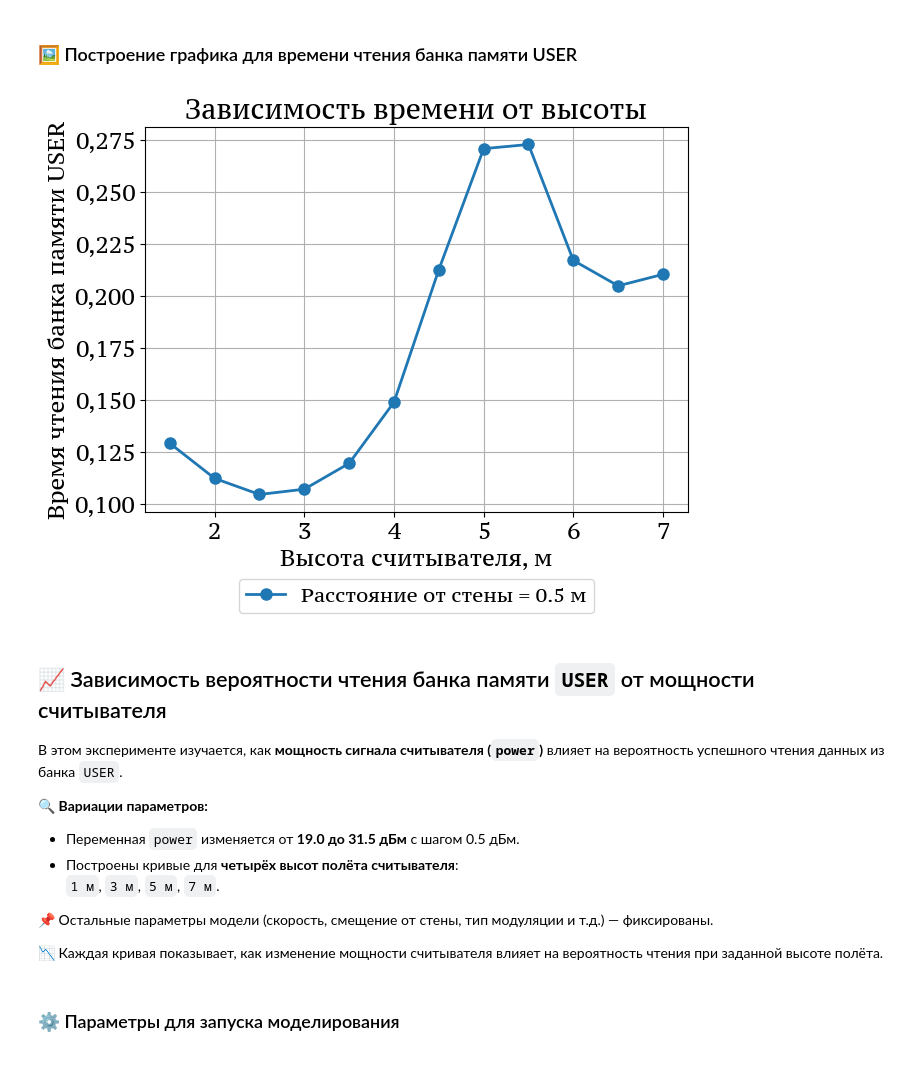
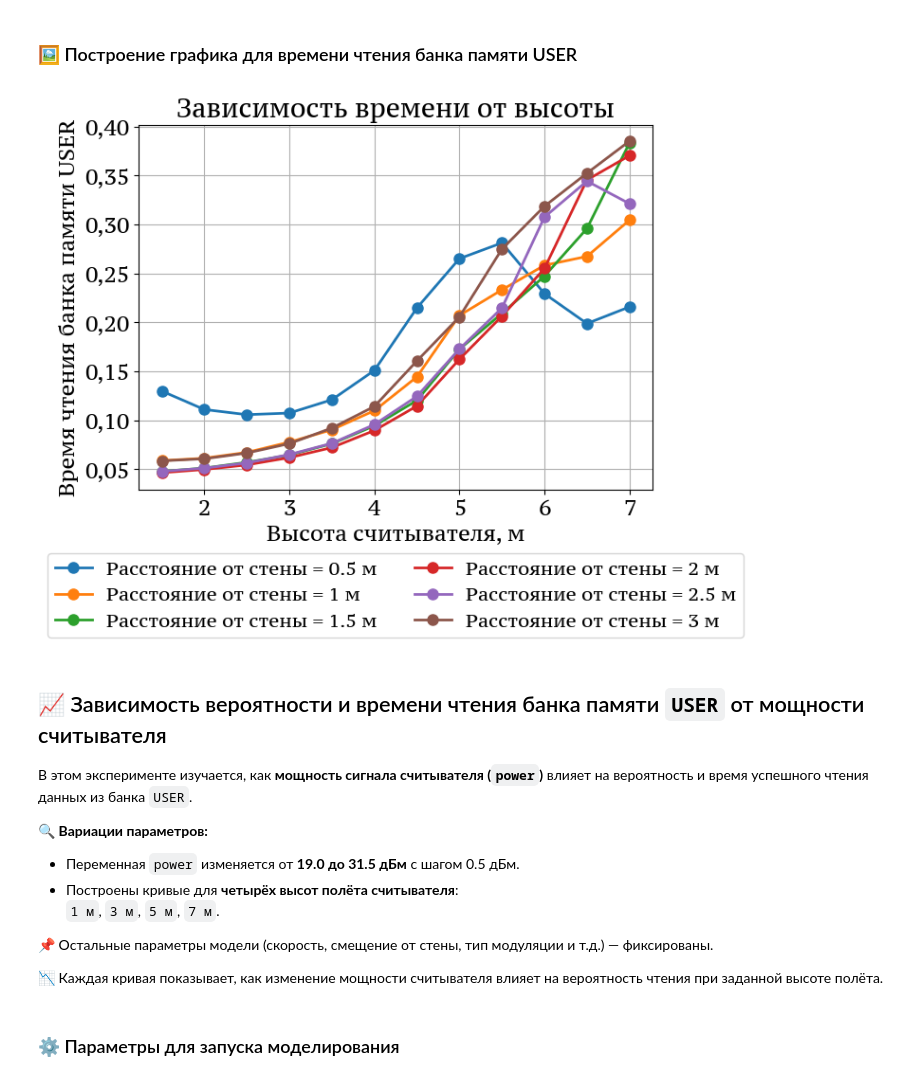
Before and after one commit to VilmenAbramian/simulation, a Jupyter notebook: pysim/experiments/notebooks/rfid_single_tag.ipynb, the cells around one changed output. Drawn from its saved outputs; the diff is of its cells as text; code cells hidden in the pictures.

```diff
--- a/pysim/experiments/notebooks/rfid_single_tag.ipynb
+++ b/pysim/experiments/notebooks/rfid_single_tag.ipynb
@@ -235,29 +234,29 @@ plot_simulations_results(
 altitudes = np.arange(1.5, 7.5, 0.5)
 # Параметры для разных кривых
 offset_params = [
-    {'reader_offset': 0.5},
-    # {'reader_offset': 1},
-    # {'reader_offset': 1.5},
-    # {'reader_offset': 2},
-    # {'reader_offset': 2.5},
-    # {'reader_offset': 3},
+    {"reader_offset": 0.5},
+    {"reader_offset": 1},
+    {"reader_offset": 1.5},
+    {"reader_offset": 2},
+    {"reader_offset": 2.5},
+    {"reader_offset": 3},
 ]
 
 # Каждый словарь в list - это набор входных данных для одной кривой
 altitude_params_list = []
 for offset_params_item in offset_params:
     altitude_params_list.append({
-        'tari': default_params.tari,
-        'encoding': default_params.encoding,
-        'tid_word_size': default_params.tid_word_size,
-        'power': default_params.power_dbm,
-        # 'num_tags': default_params.num_tags,
-        'num_tags': 1500,
-        'speed': default_params.speed,
-        'reader_offset': offset_params_item['reader_offset'],
-        'tag_offset': default_params.tag_offset,
-        'useadjust': default_params.useadjust,
-        'q': 0,
+        "tari": default_params.tari,
+        "encoding": default_params.encoding,
+        "tid_word_size": default_params.tid_word_size,
+        "power": default_params.power_dbm,
+        # "num_tags": default_params.num_tags,
+        "num_tags": 1500,
+        "speed": default_params.speed,
+        "reader_offset": offset_params_item["reader_offset"],
+        "tag_offset": default_params.tag_offset,
+        "useadjust": default_params.useadjust,
+        "q": 0,
     })
 # %% [markdown]
 ### 💾 Получение результатов
@@ -269,13 +268,13 @@ altitude_results = calculate_simulations(
     variable_values=altitudes,
     params_list=altitude_params_list,
     key_fn=key_name,
-    use_json=False,
+    use_json=USE_JSON,
     save_results=SAVE_RESULTS,
     json_directory=JSON_DIRECTORY,
     file_name="altitude.json"
 )
-# Моделирование на M3 Pro с "num_tags": 500:
-# Моделирование по высоте: 100%|██████████| 6/6 [06:08<00:00, 61.39s/it]
+# Моделирование на M3 Pro с "num_tags": 1500:
+# Моделирование по переменной altitude: 100%|██████████| 6/6 [16:49<00:00, 168.31s/it]
 # %% [markdown]
 ### 🖼️ Построение графика для вероятности чтения банка памяти USER
 # %%
@@ -296,21 +295,21 @@ plot_simulations_results(
 # %%
 plot_simulations_results(
     results_list=[altitude_results["times_count"]],
     labels_list=[key_name(params) for params in offset_params],
     titles=["Зависимость времени от высоты"],
     x_variable=altitudes,
     x_label="Высота считывателя, м",
     y_label="Время чтения банка памяти USER",
     image_name="Altitude times",
-    save_fig=True,
+    save_fig=SAVE_FIG,
     image_directory=IMG_DIRECTORY,
 )
 # %% [output]
-[figure, old version]
+[figure, new version]
 # %% [markdown]
-## 📈 Зависимость вероятности чтения банка памяти `USER` от мощности считывателя
+## 📈 Зависимость вероятности и времени чтения банка памяти `USER` от мощности считывателя
 
-В этом эксперименте изучается, как **мощность сигнала считывателя (`power`)** влияет на вероятность успешного чтения данных из банка `USER`.
+В этом эксперименте изучается, как **мощность сигнала считывателя (`power`)** влияет на вероятность и время успешного чтения данных из банка `USER`.
 
 🔍 **Вариации параметров:**
 - Переменная `power` изменяется от **19.0 до 31.5 дБм** с шагом 0.5 дБм.
```
Also changed, not shown: parts of 32 cells of this notebook, 45 other files.
